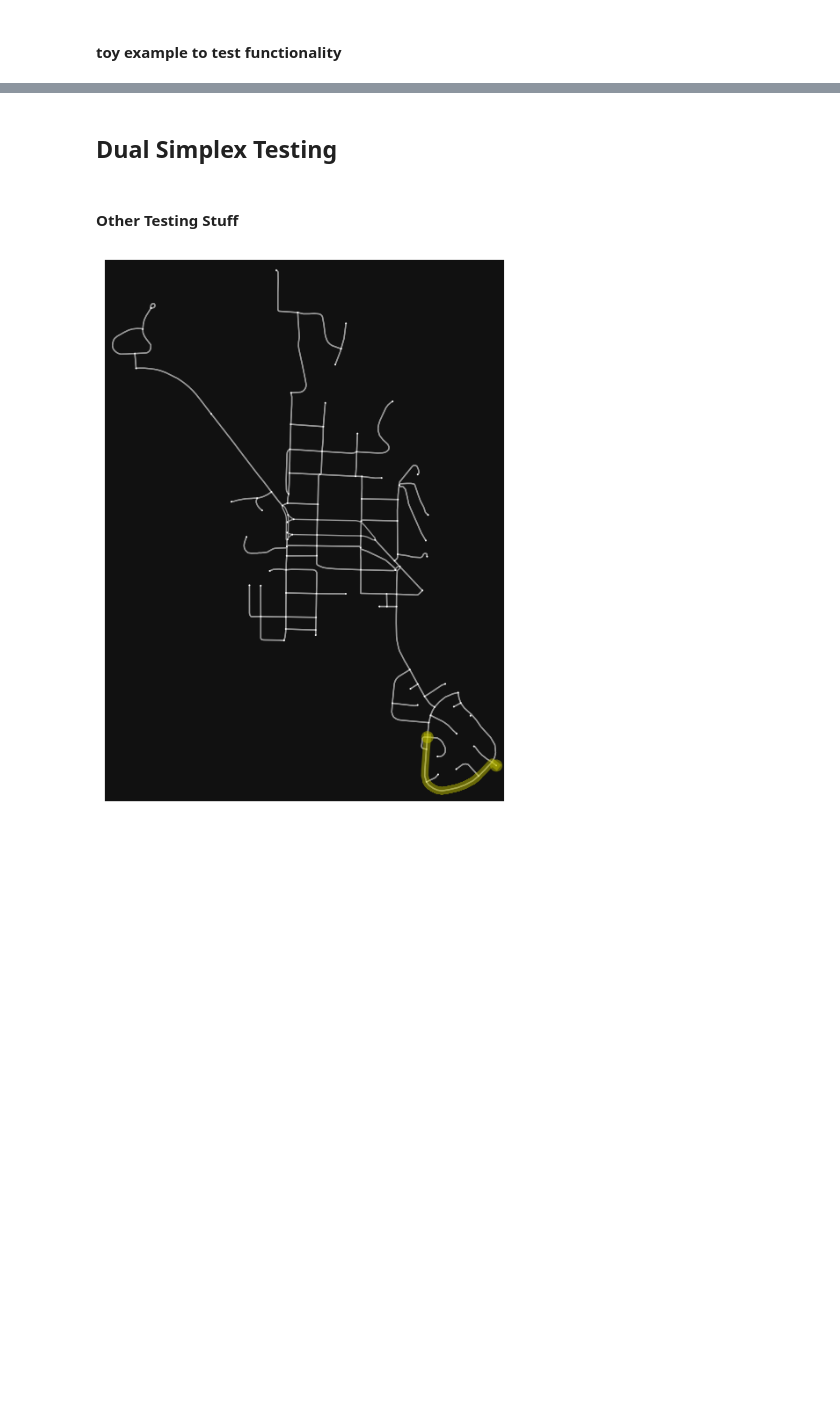
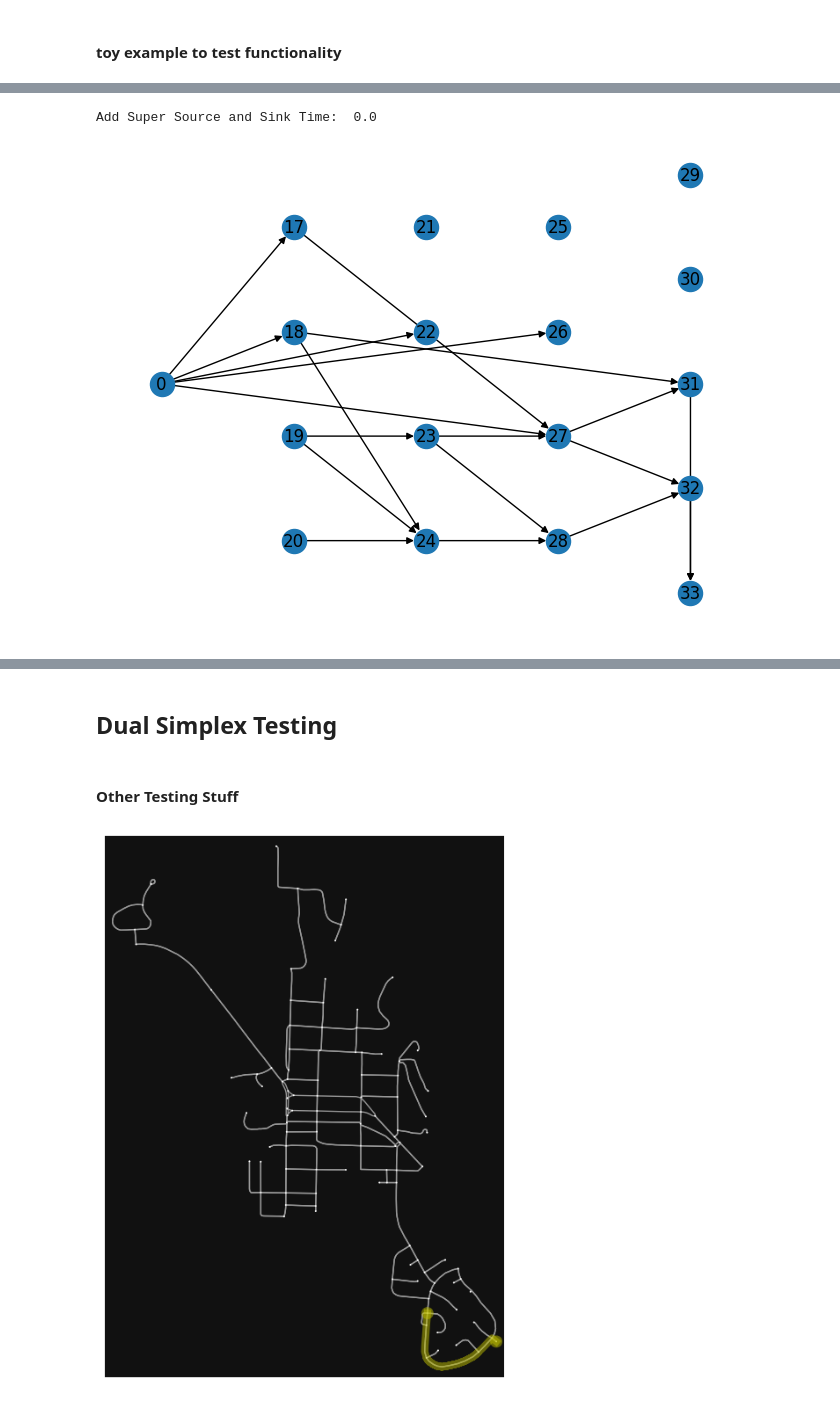
Before and after one commit to DillWithIt77/Fire_Evac_F22, a Jupyter notebook: Real-world Testing.ipynb, the cells around one changed output, grey strips where cells are left out. Drawn from its saved outputs; the diff is of its cells as text; code cells hidden in the pictures; blank space fills up the shorter version.

```diff
--- a/Real-world Testing.ipynb
+++ b/Real-world Testing.ipynb
@@ -1023,0 +1065,20 @@ master_test_list[0][(1,2,3)]
+# %%
+removed_nodes_mat_test = [[],[],[],[],[],[0,1],[0,1],[0,1]]
+edge_dist_mat_test = [{},{},{},{},{}]
+edge_dist_1 = {(0,1):9,(0,2):9,(1,2):9,(1,3):9,(2,3):9}
+edge_dist_2 = {(0,1):9,(0,2):9,(1,2):9,(1,3):4,(2,3):6}
+edge_dist_3 = {(0,1):9,(0,2):9,(1,2):9,(1,3):2,(2,3):4}
+edge_dist_mat_test.append(edge_dist_1)
+edge_dist_mat_test.append(edge_dist_2)
+edge_dist_mat_test.append(edge_dist_3)
+
+new_ten_test = evac_update(test_ten_s_t.copy(), toy_net, removed_nodes_mat_test, edge_dist_mat_test, 4, test_copies, 1, flow_dict)
+# pos = nx.multipartite_layout(new_ten_test, subset_key="level")
+# nx.draw(new_ten_test, pos, with_labels = True)
+
+new_ten_test_s_t = s_t_ten = add_s_t(toy_net,new_ten_test, test_copies)
+pos = nx.multipartite_layout(new_ten_test_s_t, subset_key="level")
+nx.draw(new_ten_test_s_t, pos, with_labels = True)
+# %% [output]
+Add Super Source and Sink Time:  0.0
+[figure, added]
```
Also changed, not shown: parts of 16 cells of this notebook.
